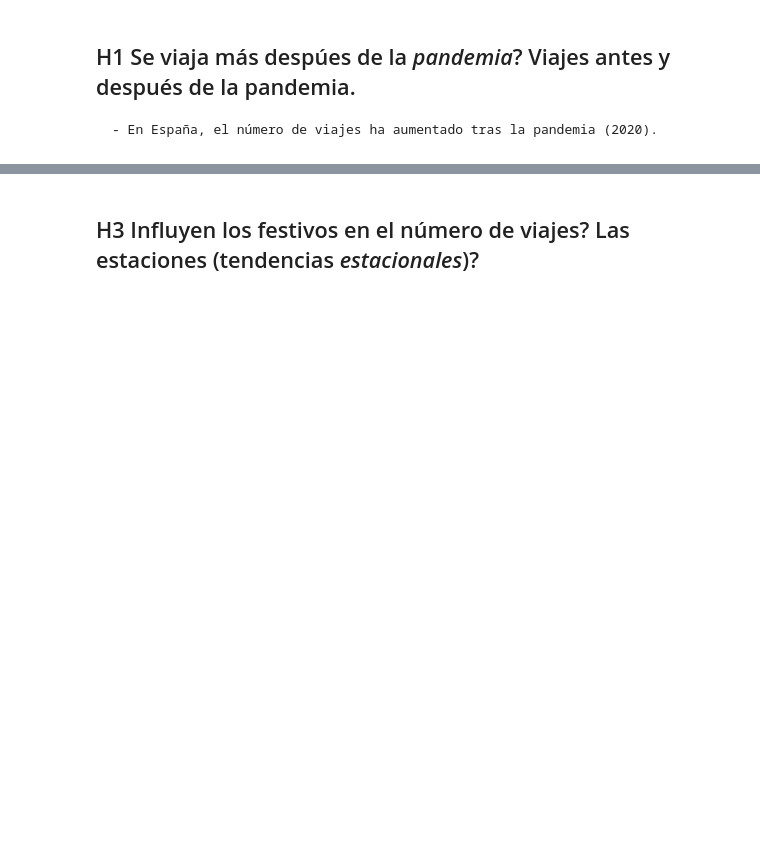
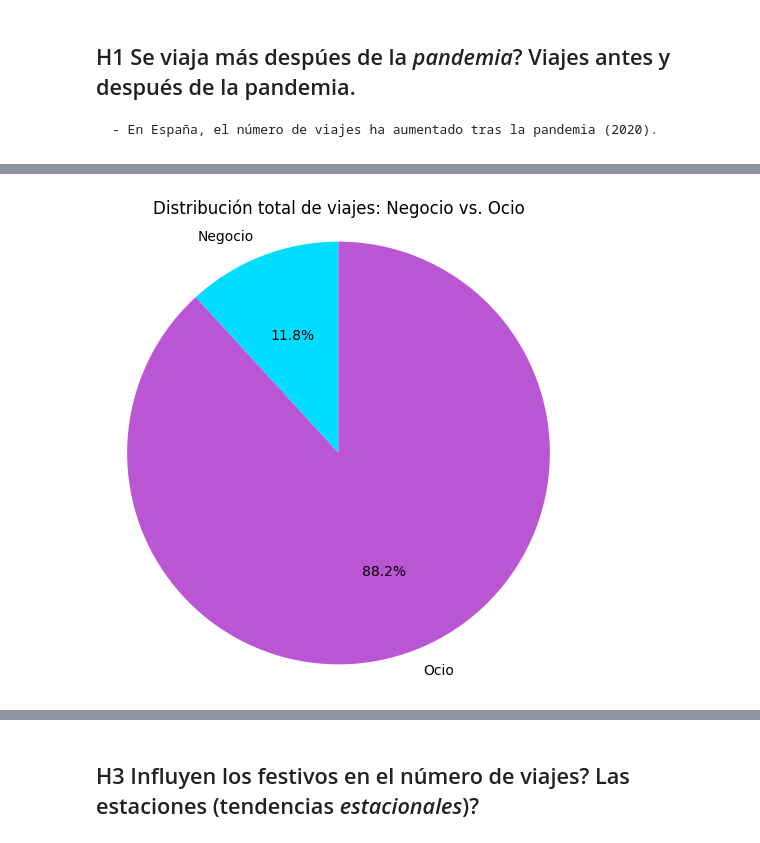
Before and after one commit to anapstl/Travel_EDA, a Jupyter notebook: EDA.ipynb, the cells around one changed output, grey strips where cells are left out. Saved outputs shown, nothing was run; the diff lists cells and outputs as text; code cells hidden in the pictures; blank space fills up the shorter version.

```diff
--- a/EDA.ipynb
+++ b/EDA.ipynb
@@ -1356,0 +2137,3 @@ Name: festivo, dtype: int64
+# %%
+df_h2_12421 = pd.read_csv('./data/ert_12421_clean.csv', index_col=0)
+df_h2_12421.head()
@@ -1356,0 +2147,3 @@ Name: festivo, dtype: int64
+# %%
+df_h2_13864 = pd.read_csv('./data/frt_13864_clean.csv', index_col=0)
+df_h2_13864.head()
@@ -1356,0 +2157,10 @@ Name: festivo, dtype: int64
+# %%
+df_h2_merged = pd.merge(
+    df_h2_12421,
+    df_h2_13864,
+    on=['Anio', 'Mes'],
+    how='outer',
+    suffixes=('_12421', '_13864')
+).sort_values(by=['Anio', 'Mes'])
+
+df_h2_merged.head()
@@ -1356,0 +2174,6 @@ Name: festivo, dtype: int64
+# %%
+
+df_h2_merged['Negocio'] = df_h2_merged[['Negocios y otros motivos profesionales', 'Negocio, motivos profesionales']].sum(axis=1, skipna=True)
+df_h2_merged['Ocio'] = df_h2_merged[['Ocio, recreo y vacaciones_12421', 'Ocio, recreo y vacaciones_13864']].sum(axis=1, skipna=True)
+
+df_h2_merged
@@ -1356,0 +2194,20 @@ Name: festivo, dtype: int64
+# %%
+import matplotlib.pyplot as plt
+
+# Suma total de cada tipo
+total_negocio = df_h2_merged['Negocio'].sum()
+total_ocio = df_h2_merged['Ocio'].sum()
+
+# Datos y etiquetas
+labels = ['Negocio', 'Ocio']
+sizes = [total_negocio, total_ocio]
+colors = ['#00DDFF', '#BA55D3']
+
+# Crear el gráfico
+plt.figure(figsize=(6, 6))
+plt.pie(sizes, labels=labels, autopct='%1.1f%%', colors=colors, startangle=90)
+plt.title('Distribución total de viajes: Negocio vs. Ocio')
+plt.axis('equal')  # Para que sea un círculo
+plt.show()
+# %% [output]
+[figure, added]
```
Also changed, not shown: parts of 89 cells of this notebook, 32 other files.
